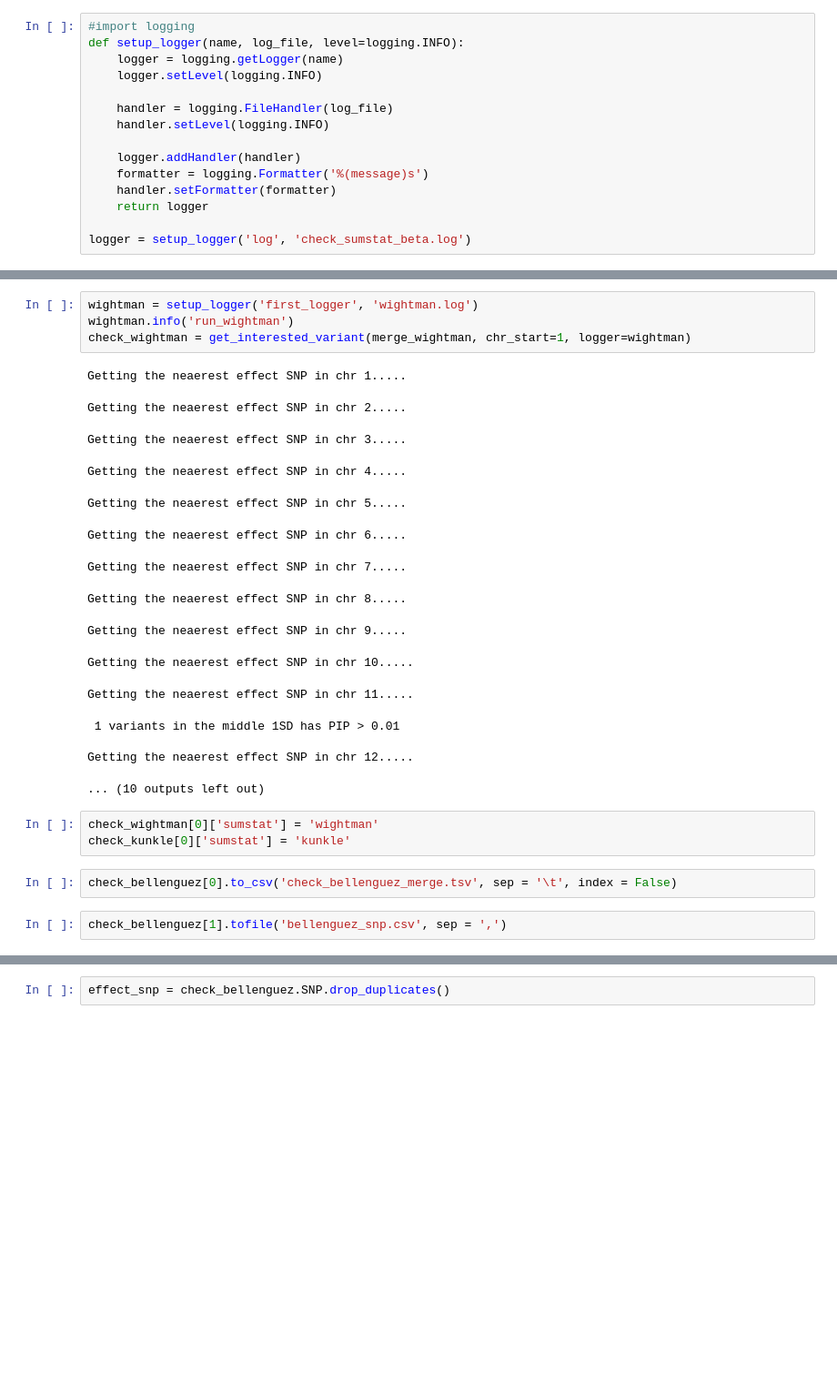
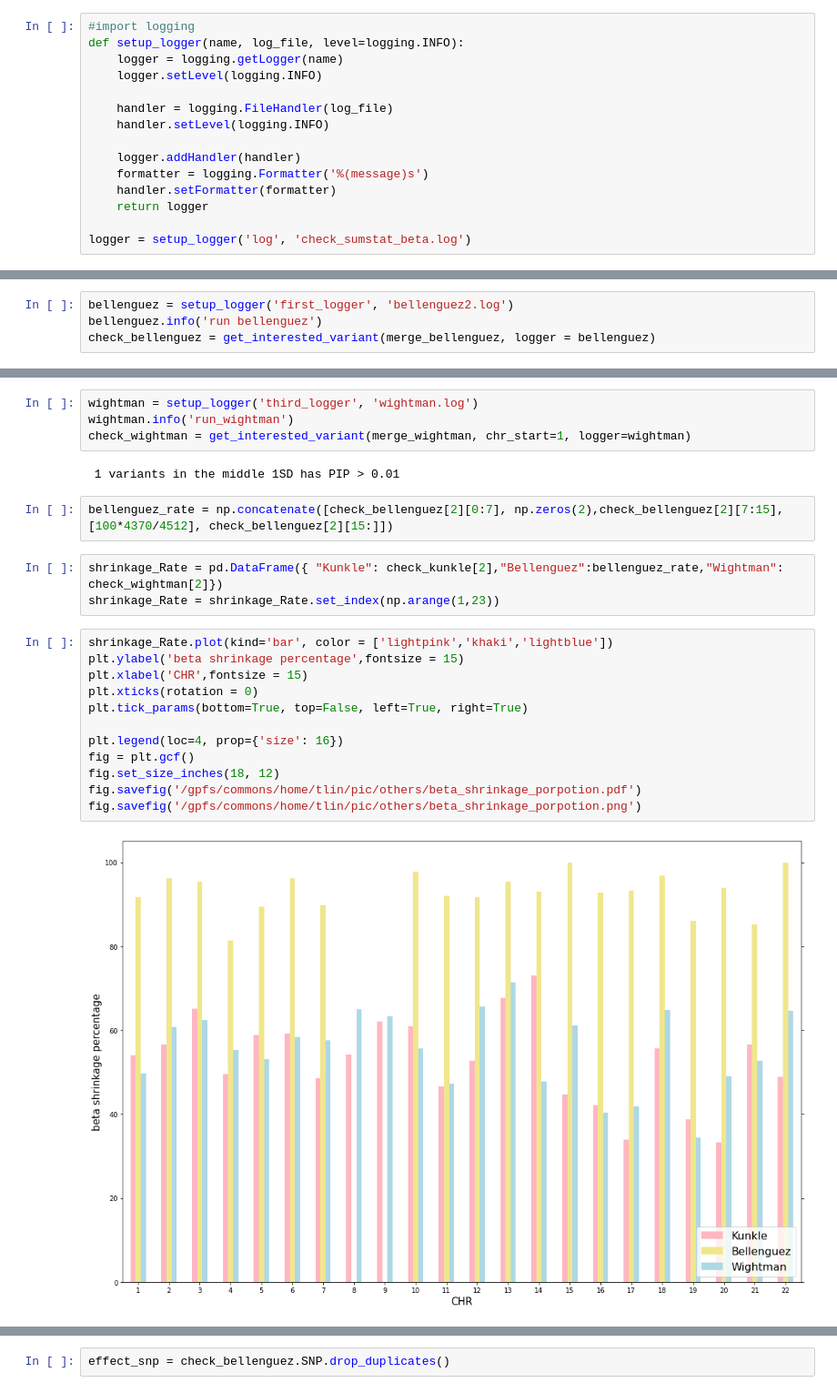
Before and after one commit to teresa-sansan/ADSP_polyfun, a Jupyter notebook: analysis/check_sumstat_beta.ipynb, the cells around one changed output, grey strips where cells are left out. Shown at 91% size. Cells and saved outputs as stored; diff of their text form; blank space fills up the shorter version.

Commit message:
add beta shrinkage plot

```diff
--- a/analysis/check_sumstat_beta.ipynb
+++ b/analysis/check_sumstat_beta.ipynb
@@ -261,0 +179,4 @@ parent_logger.addHandler(parent_fhandler)
+# %%
+bellenguez = setup_logger('first_logger', 'bellenguez2.log')
+bellenguez.info('run bellenguez')
+check_bellenguez = get_interested_variant(merge_bellenguez, logger = bellenguez)
@@ -262,28 +197,26 @@ parent_logger.addHandler(parent_fhandler)
 # %%
-wightman = setup_logger('first_logger', 'wightman.log')
+wightman = setup_logger('third_logger', 'wightman.log')
 wightman.info('run_wightman')
 check_wightman = get_interested_variant(merge_wightman, chr_start=1, logger=wightman)
 # %% [output]
-Getting the neaerest effect SNP in chr 1.....
+ 1 variants in the middle 1SD has PIP > 0.01
-Getting the neaerest effect SNP in chr 2.....
-Getting the neaerest effect SNP in chr 3.....
-Getting the neaerest effect SNP in chr 4.....
-Getting the neaerest effect SNP in chr 5.....
-Getting the neaerest effect SNP in chr 6.....
-Getting the neaerest effect SNP in chr 7.....
-Getting the neaerest effect SNP in chr 8.....
-Getting the neaerest effect SNP in chr 9.....
-Getting the neaerest effect SNP in chr 10.....
-Getting the neaerest effect SNP in chr 11.....
- 1 variants in the middle 1SD has PIP > 0.01
-
-Getting the neaerest effect SNP in chr 12.....
-... (10 outputs left out)
-# %%
-check_wightman[0]['sumstat'] = 'wightman'
-check_kunkle[0]['sumstat'] = 'kunkle'
-# %%
-check_bellenguez[0].to_csv('check_bellenguez_merge.tsv', sep = '\t', index = False)
-# %%
-check_bellenguez[1].tofile('bellenguez_snp.csv', sep = ',')
+# %%
+bellenguez_rate = np.concatenate([check_bellenguez[2][0:7], np.zeros(2),check_bellenguez[2][7:15],[100*4370/4512], check_bellenguez[2][15:]])
+# %%
+shrinkage_Rate = pd.DataFrame({ "Kunkle": check_kunkle[2],"Bellenguez":bellenguez_rate,"Wightman": check_wightman[2]})
+shrinkage_Rate = shrinkage_Rate.set_index(np.arange(1,23))
+# %%
+shrinkage_Rate.plot(kind='bar', color = ['lightpink','khaki','lightblue'])
+plt.ylabel('beta shrinkage percentage',fontsize = 15)
+plt.xlabel('CHR',fontsize = 15)
+plt.xticks(rotation = 0)
+plt.tick_params(bottom=True, top=False, left=True, right=True)
+
+plt.legend(loc=4, prop={'size': 16})
+fig = plt.gcf()
+fig.set_size_inches(18, 12)
+fig.savefig('/gpfs/commons/home/tlin/pic/others/beta_shrinkage_porpotion.pdf')
+fig.savefig('/gpfs/commons/home/tlin/pic/others/beta_shrinkage_porpotion.png')
+# %% [output]
+[figure, added]
 # %%
```
Also changed, not shown: parts of 23 cells of this notebook.
